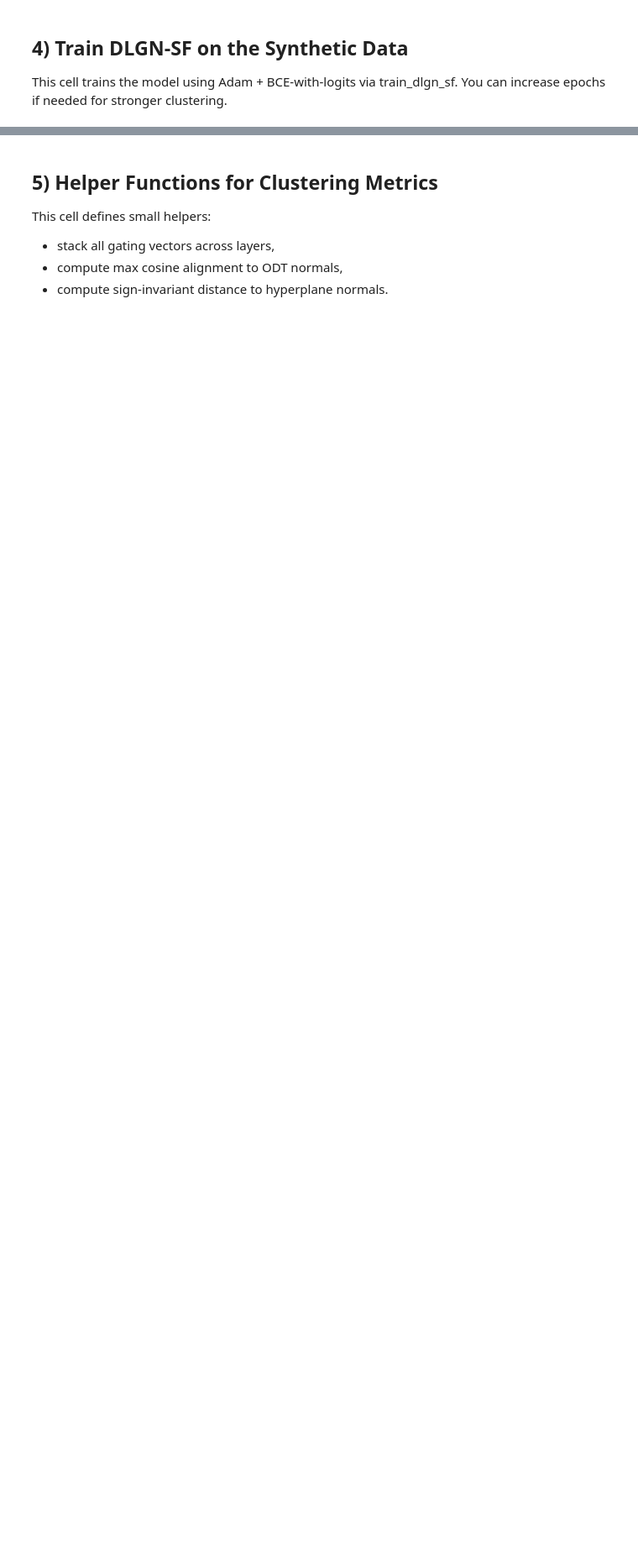
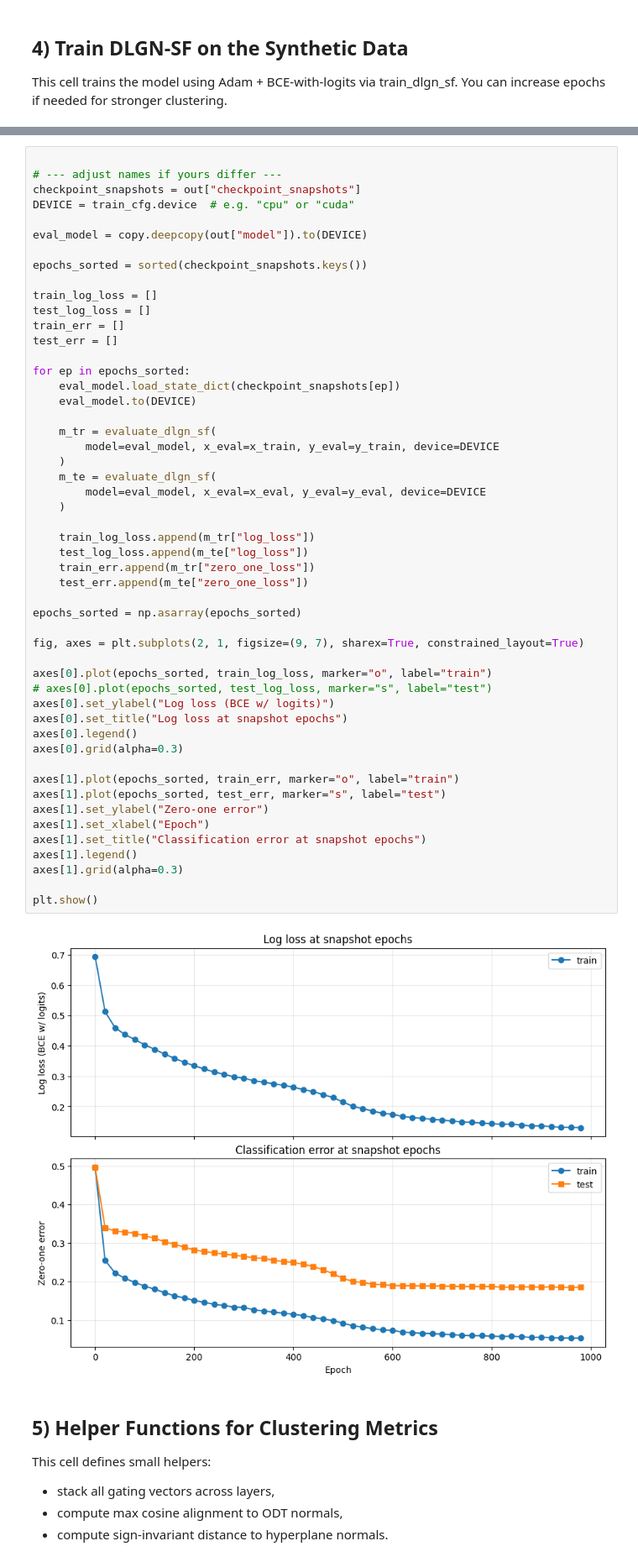
Before and after one commit to JignasaBhunia/layer-lenses-testbed, a Jupyter notebook: notebooks/scratch.ipynb, the cells around one changed output, grey strips where cells are left out. Shown at 84% size. Drawn from its saved outputs; the diff is of its cells as text; blank space fills up the shorter version.

```diff
--- a/notebooks/scratch.ipynb
+++ b/notebooks/scratch.ipynb
@@ -112,3 +122,56 @@ plt.plot(epoch_losses)
+# %%
+
+# --- adjust names if yours differ ---
+checkpoint_snapshots = out["checkpoint_snapshots"]
+DEVICE = train_cfg.device  # e.g. "cpu" or "cuda"
+
+eval_model = copy.deepcopy(out["model"]).to(DEVICE)
+
+epochs_sorted = sorted(checkpoint_snapshots.keys())
+
+train_log_loss = []
+test_log_loss = []
+train_err = []
+test_err = []
+
+for ep in epochs_sorted:
+    eval_model.load_state_dict(checkpoint_snapshots[ep])
+    eval_model.to(DEVICE)
+
+    m_tr = evaluate_dlgn_sf(
+        model=eval_model, x_eval=x_train, y_eval=y_train, device=DEVICE
+    )
+    m_te = evaluate_dlgn_sf(
+        model=eval_model, x_eval=x_eval, y_eval=y_eval, device=DEVICE
+    )
+
+    train_log_loss.append(m_tr["log_loss"])
+    test_log_loss.append(m_te["log_loss"])
+    train_err.append(m_tr["zero_one_loss"])
+    test_err.append(m_te["zero_one_loss"])
+
+epochs_sorted = np.asarray(epochs_sorted)
+
+fig, axes = plt.subplots(2, 1, figsize=(9, 7), sharex=True, constrained_layout=True)
+
+axes[0].plot(epochs_sorted, train_log_loss, marker="o", label="train")
+# axes[0].plot(epochs_sorted, test_log_loss, marker="s", label="test")
+axes[0].set_ylabel("Log loss (BCE w/ logits)")
+axes[0].set_title("Log loss at snapshot epochs")
+axes[0].legend()
+axes[0].grid(alpha=0.3)
+
+axes[1].plot(epochs_sorted, train_err, marker="o", label="train")
+axes[1].plot(epochs_sorted, test_err, marker="s", label="test")
+axes[1].set_ylabel("Zero-one error")
+axes[1].set_xlabel("Epoch")
+axes[1].set_title("Classification error at snapshot epochs")
+axes[1].legend()
+axes[1].grid(alpha=0.3)
+
+plt.show()
+# %% [output]
+[figure, added]
 # %% [markdown]
 ## 5) Helper Functions for Clustering Metrics
 
```
Also changed, not shown: parts of 22 cells of this notebook, 9 other files.
